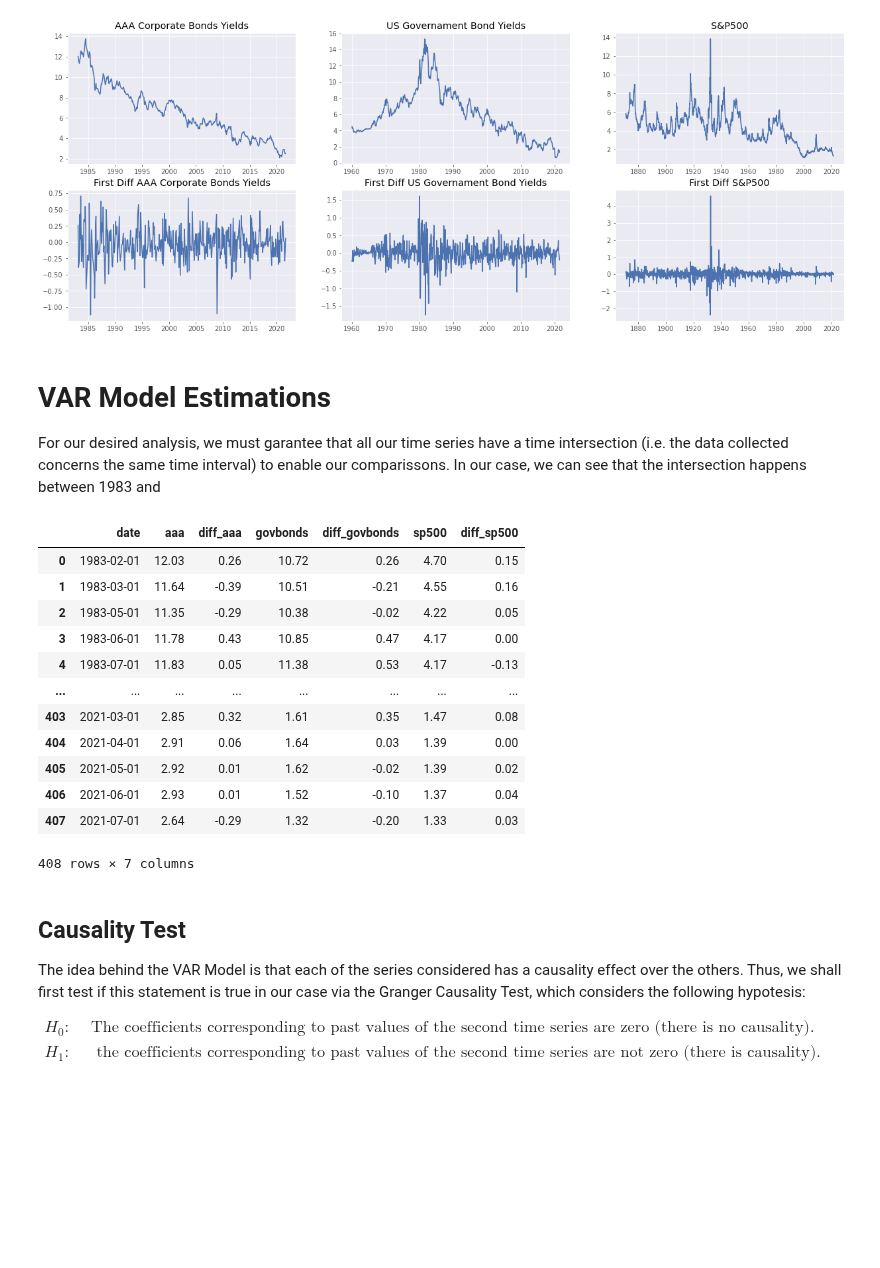
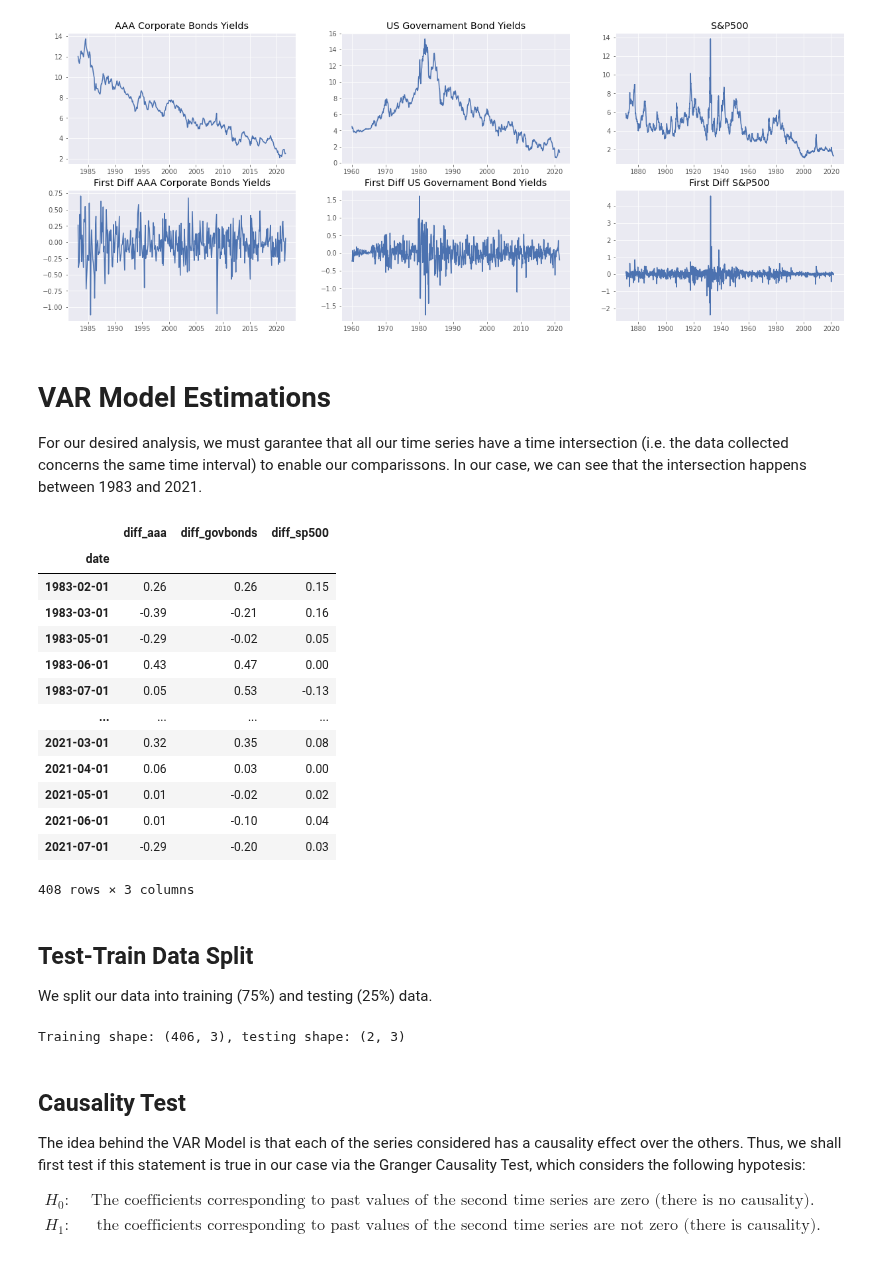
Before and after one commit to daniel-deutsch/FTD, a Jupyter notebook: Econometrics/EA2/main.ipynb, the cells around one changed output. Cells and saved outputs as stored; diff of their text form; code cells hidden in the pictures; blank space fills up the shorter version.

```diff
--- a/Econometrics/EA2/main.ipynb
+++ b/Econometrics/EA2/main.ipynb
@@ -85,25 +85,38 @@ plt.show()
 # %% [markdown]
 # VAR Model Estimations
 
-For our desired analysis, we must garantee that all our time series have a time intersection (i.e. the data collected concerns the same time interval) to enable our comparissons. In our case, we can see that the intersection happens between 1983 and
+For our desired analysis, we must garantee that all our time series have a time intersection (i.e. the data collected concerns the same time interval) to enable our comparissons. In our case, we can see that the intersection happens between 1983 and 2021.
 # %%
-df = pd.merge(df_aaa, df_govbonds, on='date', how='inner').rename(columns={ 'value_x': 'aaa', 'diff_x': 'diff_aaa', 'value_y': 'govbonds', 'diff_y': 'diff_govbonds' })
-df = df.merge(df_sp500, on='date', how='inner').rename(columns={ 'value': 'sp500', 'diff': 'diff_sp500' })
+df = pd.merge(df_aaa[['date', 'diff']], df_govbonds[['date', 'diff']], on='date', how='inner').rename(columns={ 'diff_x': 'diff_aaa', 'diff_y': 'diff_govbonds' })
+df = df.merge(df_sp500[['date', 'diff']], on='date', how='inner').rename(columns={ 'diff': 'diff_sp500' })
+df.set_index('date', inplace=True)
 df
 # %% [output]
-|  | date | aaa | diff_aaa | govbonds | diff_govbonds | sp500 | diff_sp500 |
-| 0 | 1983-02-01 | 12.03 | 0.26 | 10.72 | 0.26 | 4.70 | 0.15 |
-| 1 | 1983-03-01 | 11.64 | -0.39 | 10.51 | -0.21 | 4.55 | 0.16 |
-| 2 | 1983-05-01 | 11.35 | -0.29 | 10.38 | -0.02 | 4.22 | 0.05 |
-| 3 | 1983-06-01 | 11.78 | 0.43 | 10.85 | 0.47 | 4.17 | 0.00 |
-| 4 | 1983-07-01 | 11.83 | 0.05 | 11.38 | 0.53 | 4.17 | -0.13 |
-| ... | ... | ... | ... | ... | ... | ... | ... |
-| 403 | 2021-03-01 | 2.85 | 0.32 | 1.61 | 0.35 | 1.47 | 0.08 |
-| 404 | 2021-04-01 | 2.91 | 0.06 | 1.64 | 0.03 | 1.39 | 0.00 |
-| 405 | 2021-05-01 | 2.92 | 0.01 | 1.62 | -0.02 | 1.39 | 0.02 |
-| 406 | 2021-06-01 | 2.93 | 0.01 | 1.52 | -0.10 | 1.37 | 0.04 |
-| 407 | 2021-07-01 | 2.64 | -0.29 | 1.32 | -0.20 | 1.33 | 0.03 |
+|  | diff_aaa | diff_govbonds | diff_sp500 |
+| date |  |  |  |
+| 1983-02-01 | 0.26 | 0.26 | 0.15 |
+| 1983-03-01 | -0.39 | -0.21 | 0.16 |
+| 1983-05-01 | -0.29 | -0.02 | 0.05 |
+| 1983-06-01 | 0.43 | 0.47 | 0.00 |
+| 1983-07-01 | 0.05 | 0.53 | -0.13 |
+| ... | ... | ... | ... |
+| 2021-03-01 | 0.32 | 0.35 | 0.08 |
+| 2021-04-01 | 0.06 | 0.03 | 0.00 |
+| 2021-05-01 | 0.01 | -0.02 | 0.02 |
+| 2021-06-01 | 0.01 | -0.10 | 0.04 |
+| 2021-07-01 | -0.29 | -0.20 | 0.03 |
-408 rows × 7 columns
+408 rows × 3 columns
+# %% [markdown]
+## Test-Train Data Split
+
+We split our data into training (75%) and testing (25%) data.
+# %%
+nobs = 2
+df_train, df_test = df[0:-nobs], df[-nobs:]
+
+print(f"Training shape: {df_train.shape}, testing shape: {df_test.shape}")
+# %% [output]
+Training shape: (406, 3), testing shape: (2, 3)
 # %% [markdown]
 ## Causality Test
 
```
Also changed, not shown: parts of 8 cells of this notebook.
